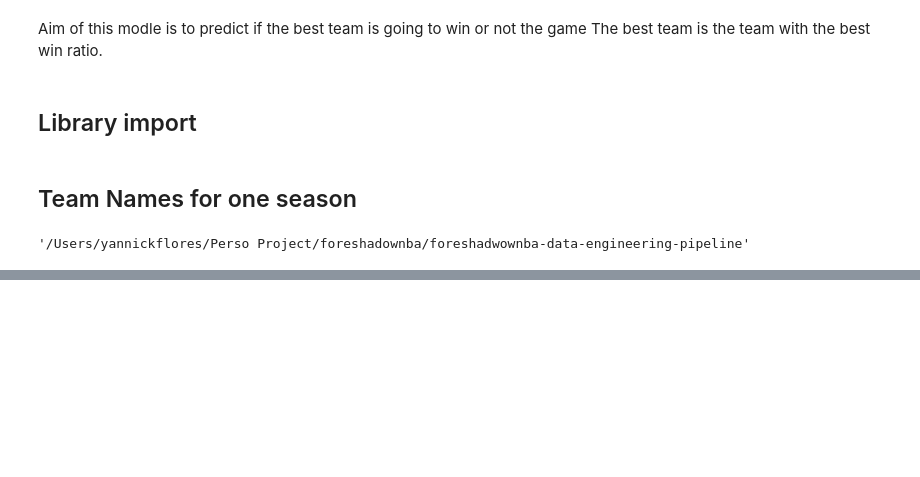
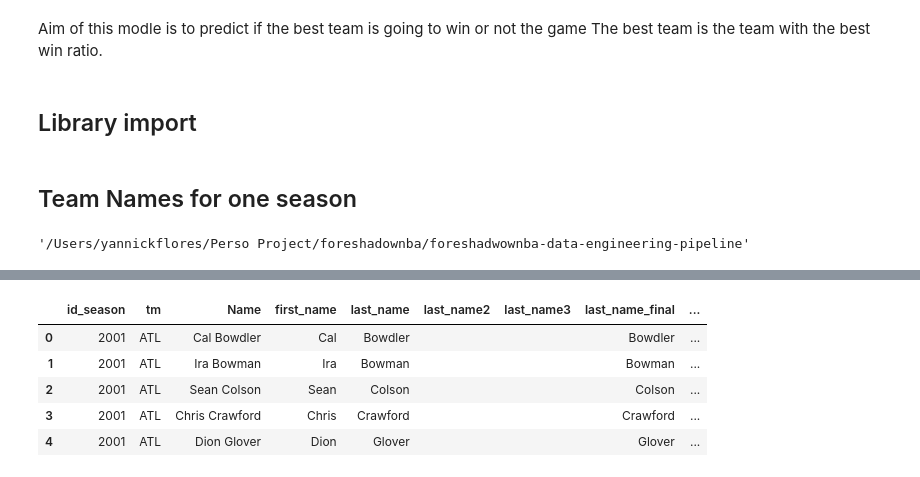
Before and after one commit to yannick-yf/foreshadwownba-data-engineering-pipeline, a Jupyter notebook: manual_verif.ipynb, the cells around one changed output, grey strips where cells are left out. Drawn from its saved outputs; the diff is of its cells as text; code cells hidden in the pictures; blank space fills up the shorter version.

```diff
--- a/manual_verif.ipynb
+++ b/manual_verif.ipynb
@@ -37,0 +140,20 @@ test.head()
+# %%
+#----------------------
+
+list_players["id_part_2"] = np.where(
+    list_players["last_name"].str.lower().str.len()<5,
+    list_players["last_name"],list_players['last_name'].str.lower().str[:5])
+
+# First two characters
+list_players["id_part_3"] = list_players['first_name'].str.lower().str[:2]
+
+list_players["id_part_4"] = '01'
+
+list_players.head()
+# %% [output]
+|  | id_season | tm | Name | first_name | last_name | last_name2 | last_name3 | last_name_final | ... |
+| 0 | 2001 | ATL | Cal Bowdler | Cal | Bowdler |  |  | Bowdler | ... |
+| 1 | 2001 | ATL | Ira Bowman | Ira | Bowman |  |  | Bowman | ... |
+| 2 | 2001 | ATL | Sean Colson | Sean | Colson |  |  | Colson | ... |
+| 3 | 2001 | ATL | Chris Crawford | Chris | Crawford |  |  | Crawford | ... |
+| 4 | 2001 | ATL | Dion Glover | Dion | Glover |  |  | Glover | ... |
```
Also changed, not shown: parts of 25 cells of this notebook, 3 other files.
